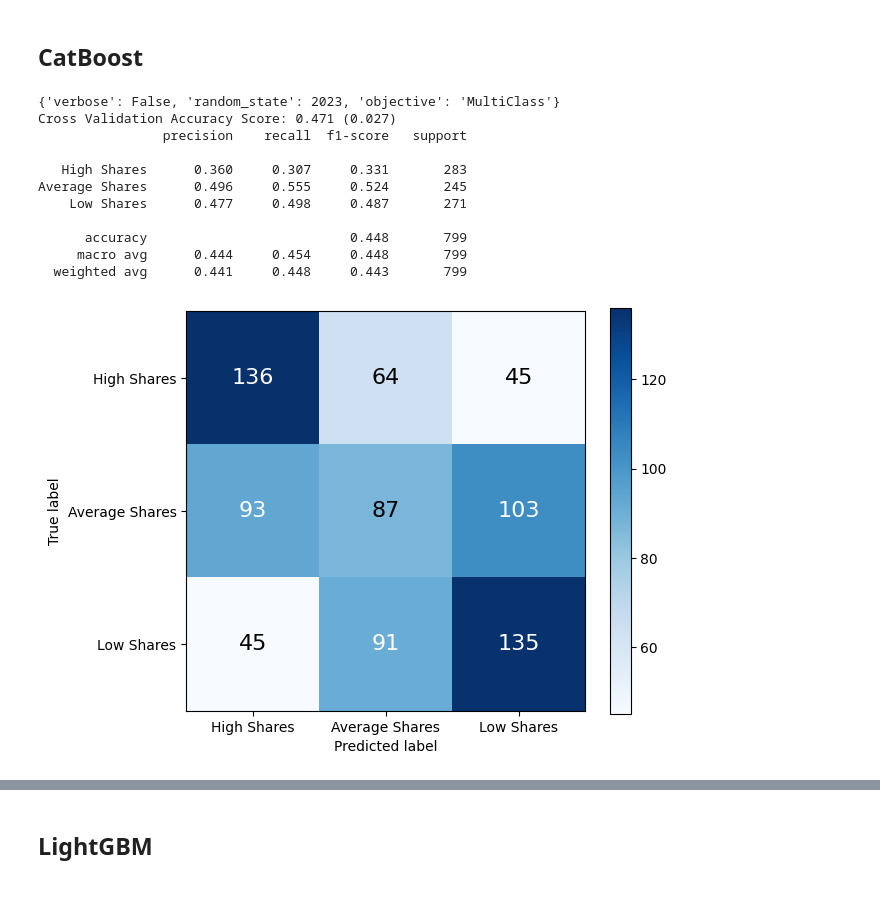
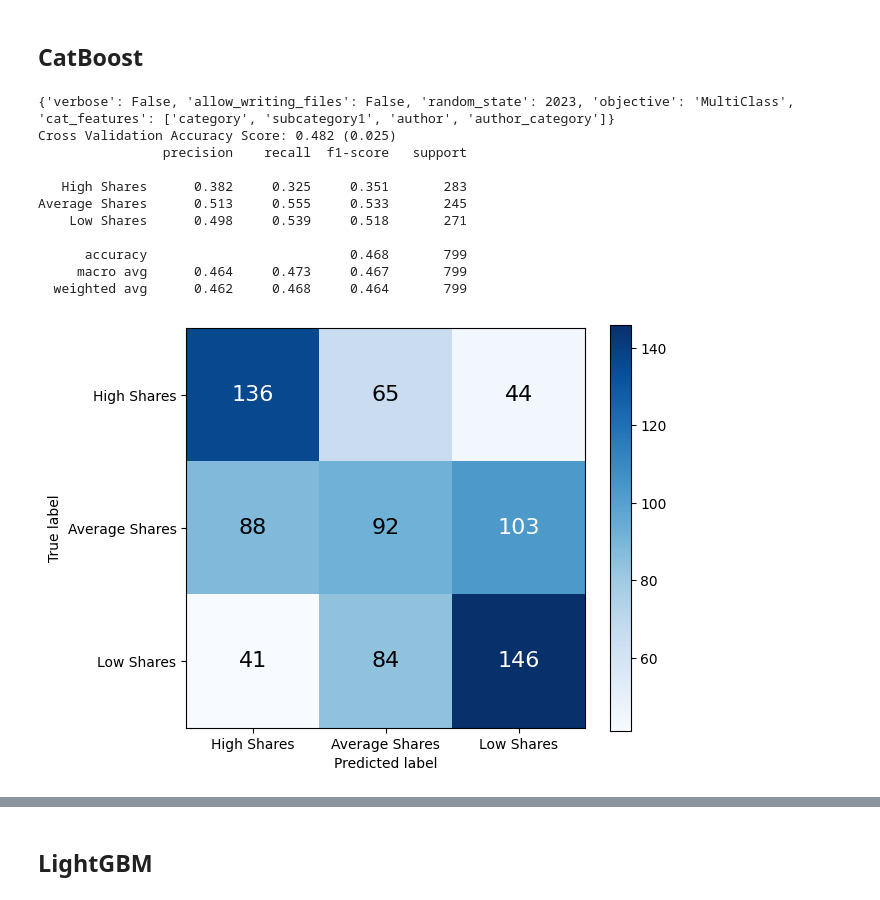
Before and after one commit to ChuanPoYan/IS4242-Project, a Jupyter notebook: The Smart Local Modelling.ipynb, the cells around one changed output, grey strips where cells are left out. Saved outputs shown, nothing was run; the diff lists cells and outputs as text; code cells hidden in the pictures.

```diff
--- a/The Smart Local Modelling.ipynb
+++ b/The Smart Local Modelling.ipynb
@@ -36,19 +36,20 @@ rand_state = 2023
 # %% [markdown]
 # Utility Functions
 # %%
-def get_mean_cvs(model, X, y):
+def get_mean_cvs(model, X, y, fit_params=None):
     global rand_state
     cv = RepeatedStratifiedKFold(n_splits=10,
                                  n_repeats=3,
                                  random_state=rand_state)
 
     scores = cross_val_score(model, X, y,
-                             scoring='accuracy',
+                             scoring='neg_log_loss',
                              cv=cv,
                              n_jobs=-1,
-                             error_score='raise')
+                             error_score='raise',
+                             fit_params=fit_params)
 
-    print(f'Cross Validation Accuracy Score: {scores.mean():.3f} ({scores.std():.3f})')
+    print(f'Cross Validation Negative Logloss Score: {scores.mean():.3f} ({scores.std():.3f})')
 
     return scores
 
@@ -127,6 +128,20 @@ y_train = pd.read_csv('./dataset/SmartLocal/y_train.csv').to_numpy().ravel()
 
 X_test = pd.read_csv('./dataset/SmartLocal/X_test.csv')
 y_test = pd.read_csv('./dataset/SmartLocal/y_test.csv').to_numpy().ravel()
+# %%
+X_train_tree = pd.read_csv('./dataset/SmartLocal/X_train_tree.csv')
+y_train_tree = pd.read_csv('./dataset/SmartLocal/y_train_tree.csv').to_numpy().ravel()
+
+X_test_tree = pd.read_csv('./dataset/SmartLocal/X_test_tree.csv')
+y_test_tree = pd.read_csv('./dataset/SmartLocal/y_test_tree.csv').to_numpy().ravel()
+# %%
+categorical_cols = X_train_tree.select_dtypes(include='O').keys().tolist()
+
+label_encoder = LabelEncoder()
+
+for col in categorical_cols:
+    X_train_tree[col] = label_encoder.fit_transform(X_train_tree[col].astype(str))
+    X_test_tree[col] = label_encoder.fit_transform(X_test_tree[col].astype(str))
 # %% [markdown]
 # Scaling Data
 # %%
@@ -443,28 +458,30 @@ pickle.dump(rf_best_model, open('./dataset/Model/rf_best_model.pkl', 'wb'))
 # %%
 cb_base_model = cb.CatBoostClassifier(
     objective='MultiClass',
+    cat_features=categorical_cols,
+    allow_writing_files=False,
     random_state=rand_state,
     verbose=False
 )
 print(cb_base_model.get_params())
 
-get_mean_cvs(cb_base_model, X_train, y_train)
+get_mean_cvs(cb_base_model, X_train_tree, y_train_tree)
 
-cb_base_model.fit(X_train, y_train, verbose=False)
-y_pred_cb_base = cb_base_model.predict(X_test)
-evaluate_model(y_test, y_pred_cb_base)
+cb_base_model.fit(X_train_tree, y_train_tree, verbose=False)
+y_pred_cb_base = cb_base_model.predict(X_test_tree)
+evaluate_model(y_test_tree, y_pred_cb_base)
 # %% [output]
-{'verbose': False, 'random_state': 2023, 'objective': 'MultiClass'}
-Cross Validation Accuracy Score: 0.471 (0.027)
+{'verbose': False, 'allow_writing_files': False, 'random_state': 2023, 'objective': 'MultiClass', 'cat_features': ['category', 'subcategory1', 'author', 'author_category']}
+Cross Validation Accuracy Score: 0.482 (0.025)
                 precision    recall  f1-score   support
 
-   High Shares      0.360     0.307     0.331       283
-Average Shares      0.496     0.555     0.524       245
-    Low Shares      0.477     0.498     0.487       271
+   High Shares      0.382     0.325     0.351       283
+Average Shares      0.513     0.555     0.533       245
+    Low Shares      0.498     0.539     0.518       271
 
-      accuracy                          0.448       799
-     macro avg      0.444     0.454     0.448       799
-  weighted avg      0.441     0.448     0.443       799
+      accuracy                          0.468       799
+     macro avg      0.464     0.473     0.467       799
+  weighted avg      0.462     0.468     0.464       799
-[figure, old version]
+[figure, new version]
 # %%
 cb_GS = GridSearchCV(
```
Also changed, not shown: parts of 10 cells of this notebook, 23 other files.
